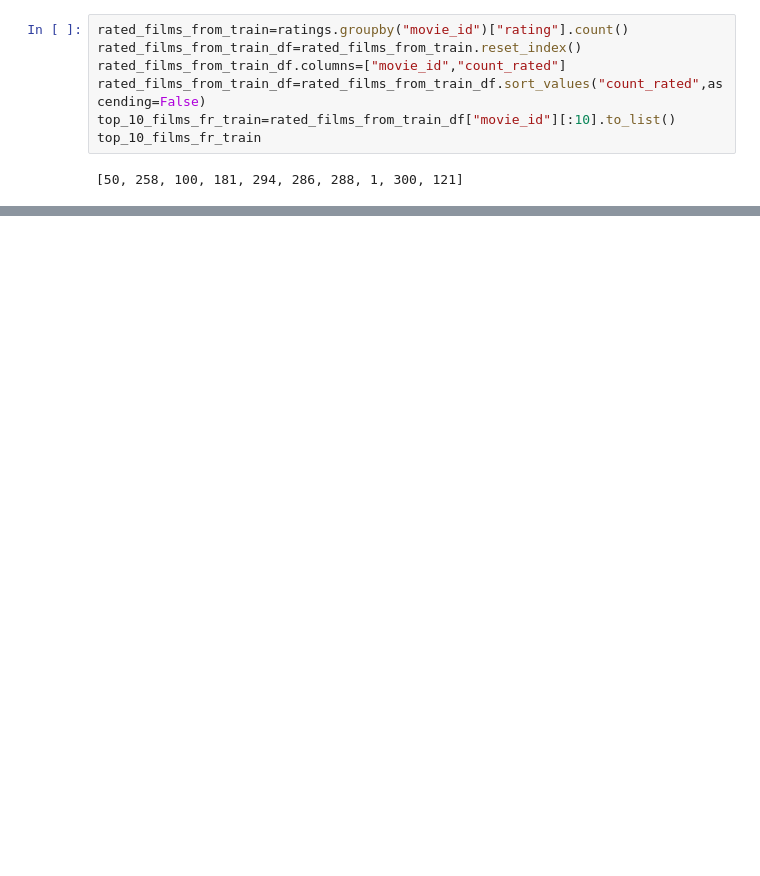
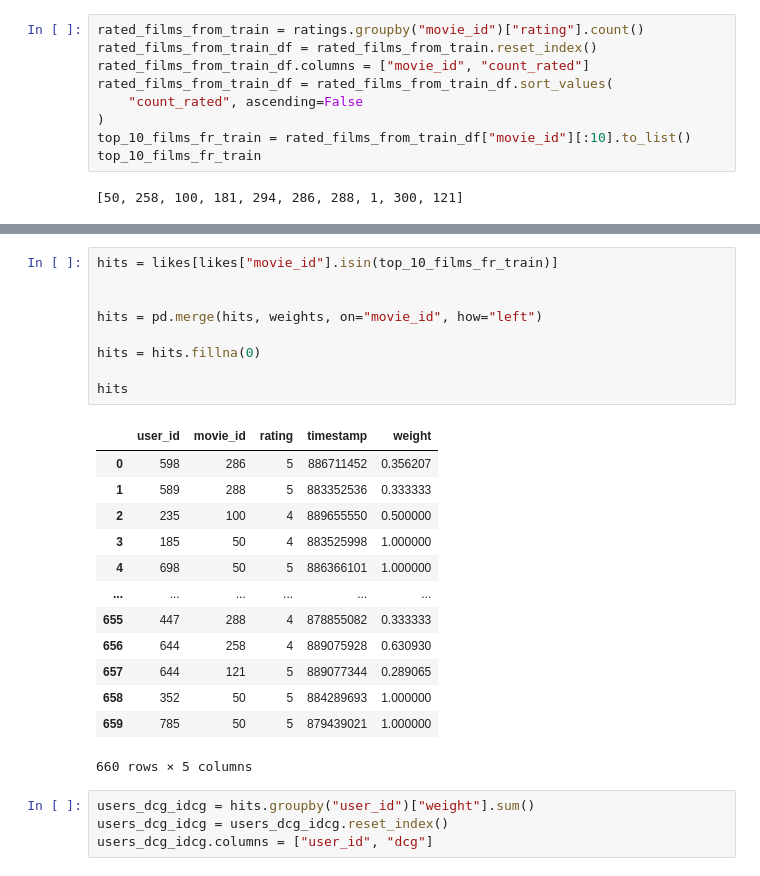
Before and after one commit to Ivampypy/movie-recsys, a Jupyter notebook: notebooks/EDA-notebook.ipynb, the cells around one changed output, grey strips where cells are left out. Cells and saved outputs as stored; diff of their text form; blank space fills up the shorter version.

```diff
--- a/notebooks/EDA-notebook.ipynb
+++ b/notebooks/EDA-notebook.ipynb
@@ -391,11 +401,13 @@ RMSE
 # %% [output]
 1.0209640682297232
 # %%
-rated_films_from_train=ratings.groupby("movie_id")["rating"].count()
-rated_films_from_train_df=rated_films_from_train.reset_index()
-rated_films_from_train_df.columns=["movie_id","count_rated"]
-rated_films_from_train_df=rated_films_from_train_df.sort_values("count_rated",ascending=False)
-top_10_films_fr_train=rated_films_from_train_df["movie_id"][:10].to_list()
+rated_films_from_train = ratings.groupby("movie_id")["rating"].count()
+rated_films_from_train_df = rated_films_from_train.reset_index()
+rated_films_from_train_df.columns = ["movie_id", "count_rated"]
+rated_films_from_train_df = rated_films_from_train_df.sort_values(
+    "count_rated", ascending=False
+)
+top_10_films_fr_train = rated_films_from_train_df["movie_id"][:10].to_list()
 top_10_films_fr_train
 # %% [output]
 [50, 258, 100, 181, 294, 286, 288, 1, 300, 121]
@@ -438,0 +529,27 @@ hits
+# %%
+hits = likes[likes["movie_id"].isin(top_10_films_fr_train)]
+
+
+hits = pd.merge(hits, weights, on="movie_id", how="left")
+
+hits = hits.fillna(0)
+
+hits
+# %% [output]
+|  | user_id | movie_id | rating | timestamp | weight |
+| 0 | 598 | 286 | 5 | 886711452 | 0.356207 |
+| 1 | 589 | 288 | 5 | 883352536 | 0.333333 |
+| 2 | 235 | 100 | 4 | 889655550 | 0.500000 |
+| 3 | 185 | 50 | 4 | 883525998 | 1.000000 |
+| 4 | 698 | 50 | 5 | 886366101 | 1.000000 |
+| ... | ... | ... | ... | ... | ... |
+| 655 | 447 | 288 | 4 | 878855082 | 0.333333 |
+| 656 | 644 | 258 | 4 | 889075928 | 0.630930 |
+| 657 | 644 | 121 | 5 | 889077344 | 0.289065 |
+| 658 | 352 | 50 | 5 | 884289693 | 1.000000 |
+| 659 | 785 | 50 | 5 | 879439021 | 1.000000 |
+660 rows × 5 columns
+# %%
+users_dcg_idcg = hits.groupby("user_id")["weight"].sum()
+users_dcg_idcg = users_dcg_idcg.reset_index()
+users_dcg_idcg.columns = ["user_id", "dcg"]
```
Also changed, not shown: parts of 22 cells of this notebook.
